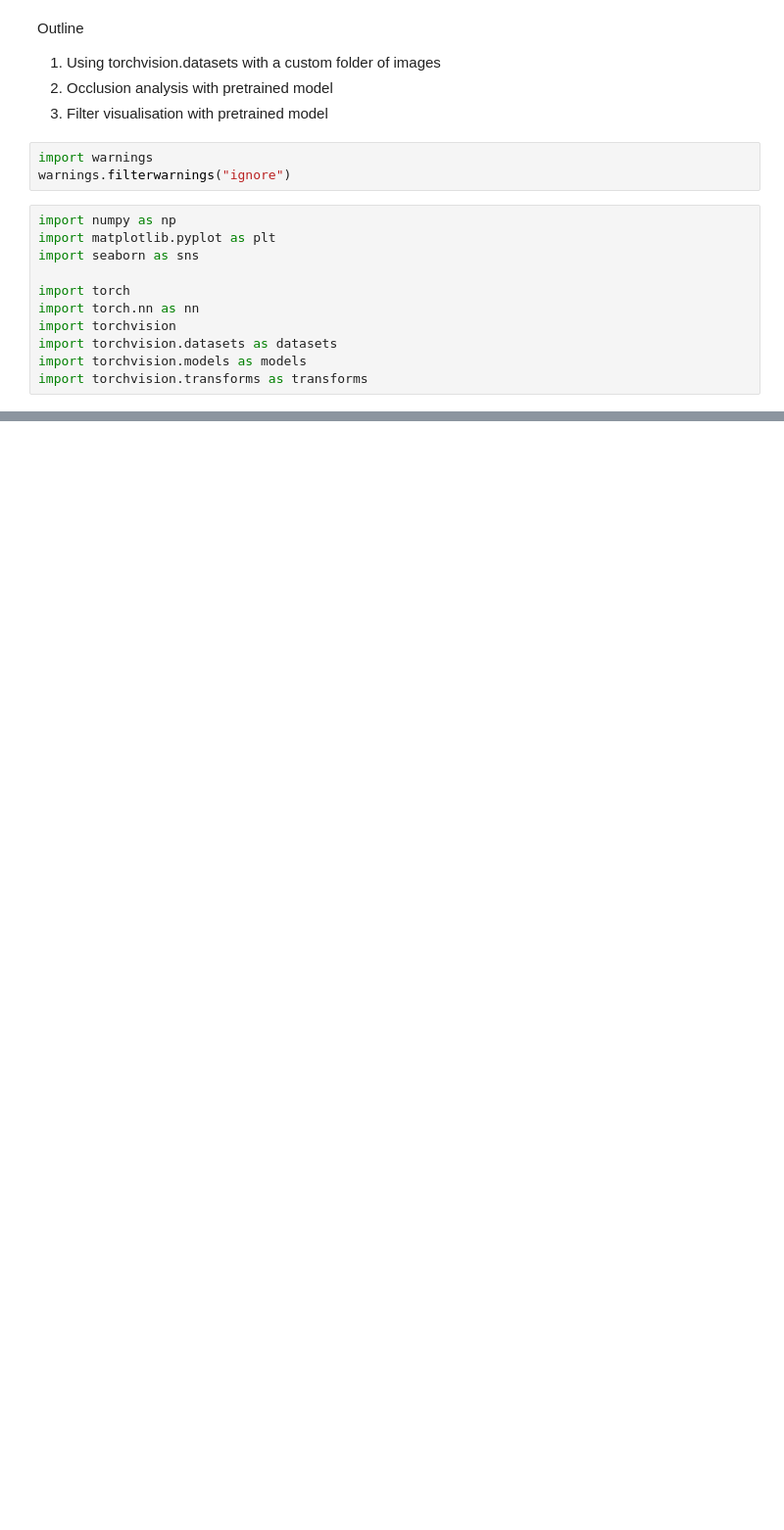
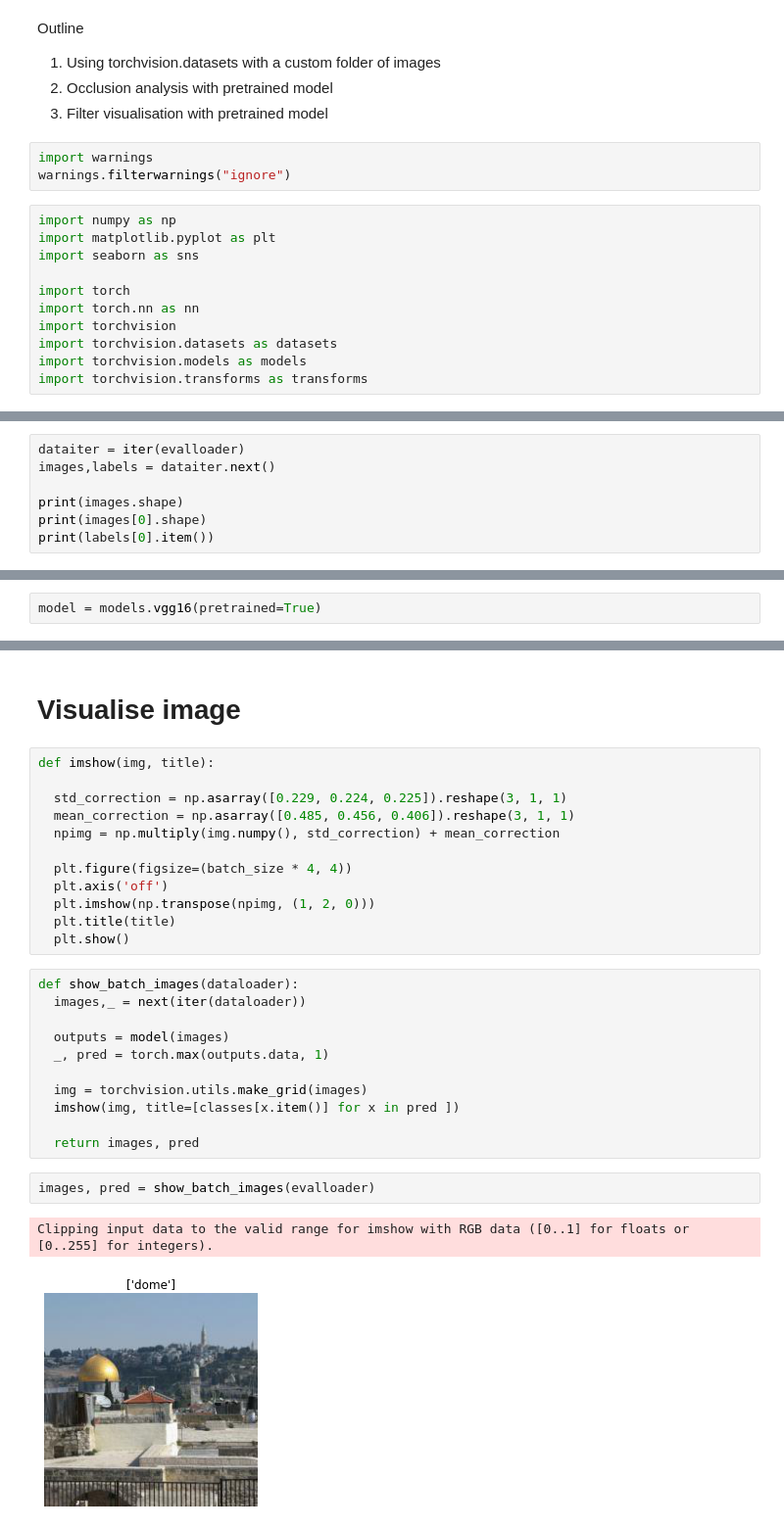
Before and after one commit to Arpitkamal/Deep-Learning---Deep-Convolutional-Neural-Networks, a Jupyter notebook: CNNVisualisation.ipynb, the cells around one changed output, grey strips where cells are left out. Shown: that part at 98% size. Cells and saved outputs as stored; diff of their text form; blank space fills up the shorter version.

```diff
--- a/CNNVisualisation.ipynb
+++ b/CNNVisualisation.ipynb
@@ -24,0 +48,7 @@ import torchvision.transforms as transforms
+# %%
+dataiter = iter(evalloader)
+images,labels = dataiter.next()
+
+print(images.shape)
+print(images[0].shape)
+print(labels[0].item())
@@ -24,0 +61,2 @@ import torchvision.transforms as transforms
+# %%
+model = models.vgg16(pretrained=True)
@@ -24,0 +85,30 @@ import torchvision.transforms as transforms
+# %% [markdown]
+# Visualise image
+# %%
+def imshow(img, title):
+
+  std_correction = np.asarray([0.229, 0.224, 0.225]).reshape(3, 1, 1)
+  mean_correction = np.asarray([0.485, 0.456, 0.406]).reshape(3, 1, 1)
+  npimg = np.multiply(img.numpy(), std_correction) + mean_correction
+
+  plt.figure(figsize=(batch_size * 4, 4))
+  plt.axis('off')
+  plt.imshow(np.transpose(npimg, (1, 2, 0)))
+  plt.title(title)
+  plt.show()
+# %%
+def show_batch_images(dataloader):
+  images,_ = next(iter(dataloader))
+
+  outputs = model(images)
+  _, pred = torch.max(outputs.data, 1)
+
+  img = torchvision.utils.make_grid(images)
+  imshow(img, title=[classes[x.item()] for x in pred ])
+
+  return images, pred
+# %%
+images, pred = show_batch_images(evalloader)
+# %% [output]
+Clipping input data to the valid range for imshow with RGB data ([0..1] for floats or [0..255] for integers).
+[figure, added]
```
Also changed, not shown: parts of 17 cells of this notebook.
